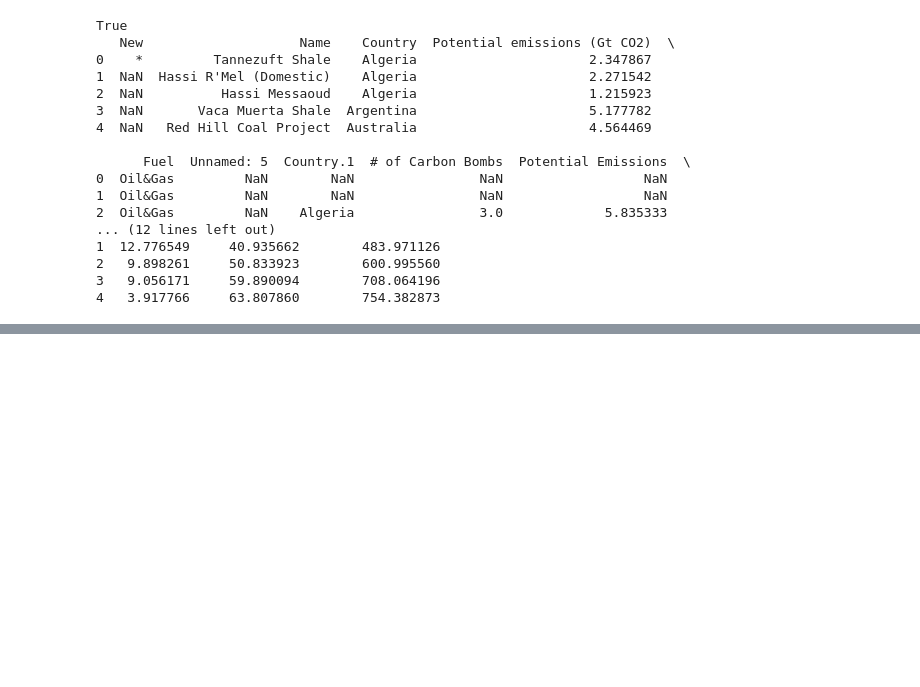
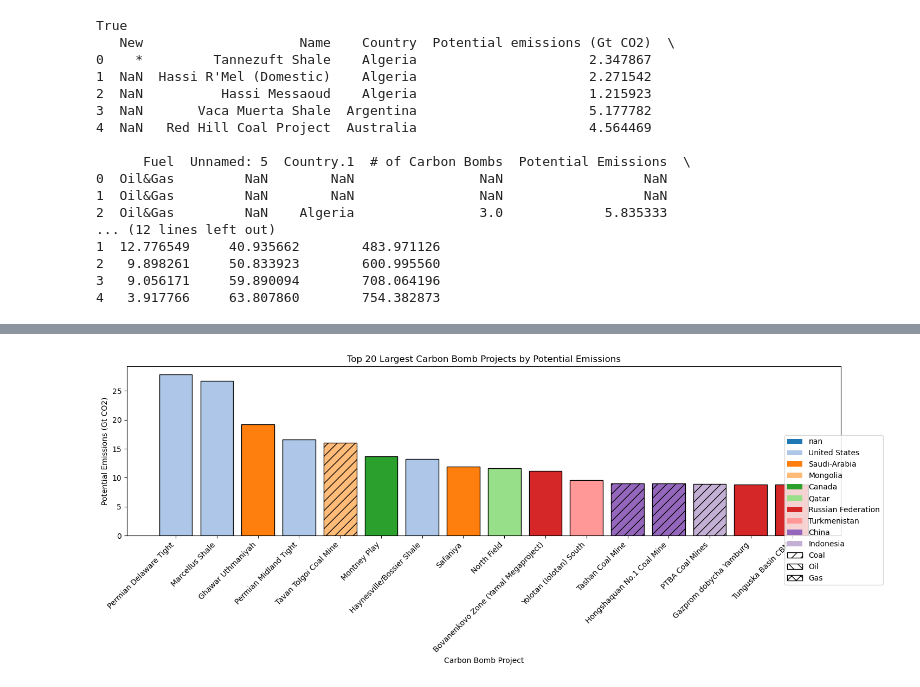
Before and after one commit to bazelibenazh-debug/NOBY, a Jupyter notebook: carbon_bombs_analysis.ipynb, the cells around one changed output, grey strips where cells are left out. Cells and saved outputs as stored; diff of their text form; code cells hidden in the pictures; blank space fills up the shorter version.

```diff
--- a/carbon_bombs_analysis.ipynb
+++ b/carbon_bombs_analysis.ipynb
@@ -51,3 +51,7 @@ True
 2   9.898261     50.833923        600.995560
 3   9.056171     59.890094        708.064196
 4   3.917766     63.807860        754.382873
+# %%
+#3b keping only the column that we need
+df = df[["New", "Name", "Country", "Potential emissions (Gt CO2)", "Fuel"]]
+print(df)
@@ -53,0 +76,12 @@ True
+# %%
+#3c converting potential column to float
+df = df.copy()
+df["Potential emissions (Gt CO2)"] = pd.to_numeric(df["Potential emissions (Gt CO2)"], errors='coerce')
+# %%
+#3d create new column
+ #i used chatgpt for this part first i try to write it witout lambda it gets complicated and i got some errors i search for that and found this beutiful function:)
+
+df["new"] = df["New"].apply(lambda x: 1 if str(x).strip() == "*" else 0)
+# %%
+#3e name as an index so we can refer to rows by their name
+df = df.set_index("Name")
@@ -53,0 +134,51 @@ True
+# %%
+#4
+import matplotlib.pyplot as plt
+
+# Convert dataset to DataFrame
+df_plot = ds.to_dataframe().reset_index()
+top20 = df_plot.nlargest(20, 'potential_emissions')
+
+# Colors for countries
+countries = top20['country'].unique()
+color_map = {country: color for country, color in zip(countries, plt.cm.tab20.colors)}
+
+# Hatches for fuel
+fuel_hatch = {'Coal': '//', 'Oil': '\\\\', 'Gas': 'xx'}
+
+# Plot bars
+fig, ax = plt.subplots(figsize=(14, 6))
+bars = []
+
+for i, row in top20.iterrows():
+    bar = ax.bar(
+        row['name'],
+        row['potential_emissions'],
+        color=color_map[row['country']],
+        hatch=fuel_hatch.get(row['fuel'], ''),
+        edgecolor='black'  # makes hatch visible
+    )
+    bars.append(bar)
+
+ax.set_ylabel("Potential Emissions (Gt CO2)")
+ax.set_xlabel("Carbon Bomb Project")
+ax.set_title("Top 20 Largest Carbon Bomb Projects by Potential Emissions")
+plt.xticks(rotation=45, ha='right')
+plt.tight_layout()
+
+# Create **combined legend**
+from matplotlib.patches import Patch
+
+# Country legend (colors)
+country_patches = [Patch(facecolor=color_map[c], label=c) for c in countries]
+
+# Fuel legend (hatches)
+fuel_patches = [Patch(facecolor='white', edgecolor='black', hatch=h, label=f) for f,h in fuel_hatch.items()]
+
+# Add legend to figure
+fig.legend(handles=country_patches + fuel_patches,
+           bbox_to_anchor=(1.05, 0.5), loc='center right')
+
+plt.show()
+# %% [output]
+[figure, added]
```
Also changed, not shown: parts of 4 cells of this notebook.
